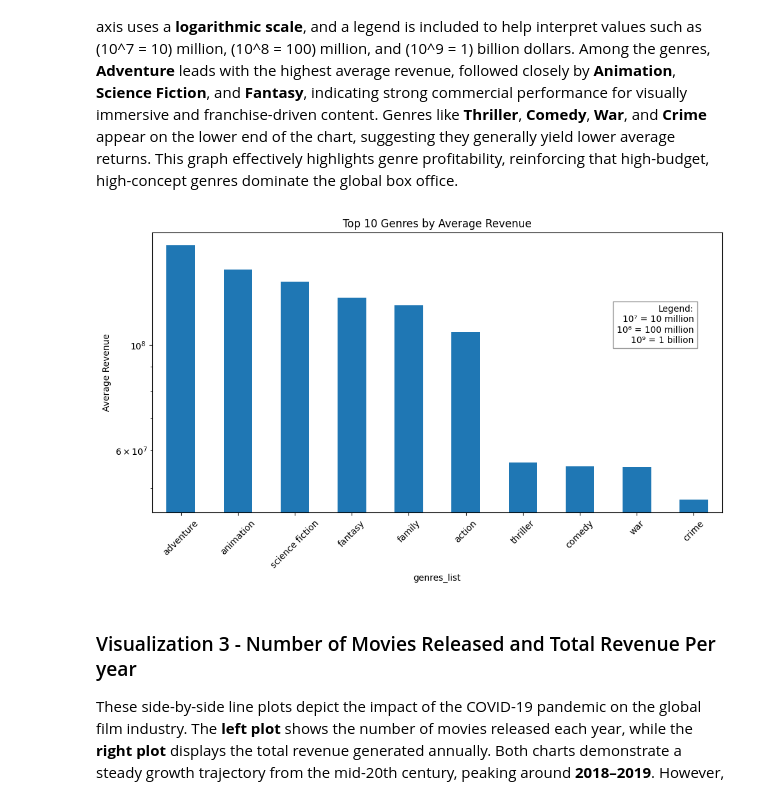
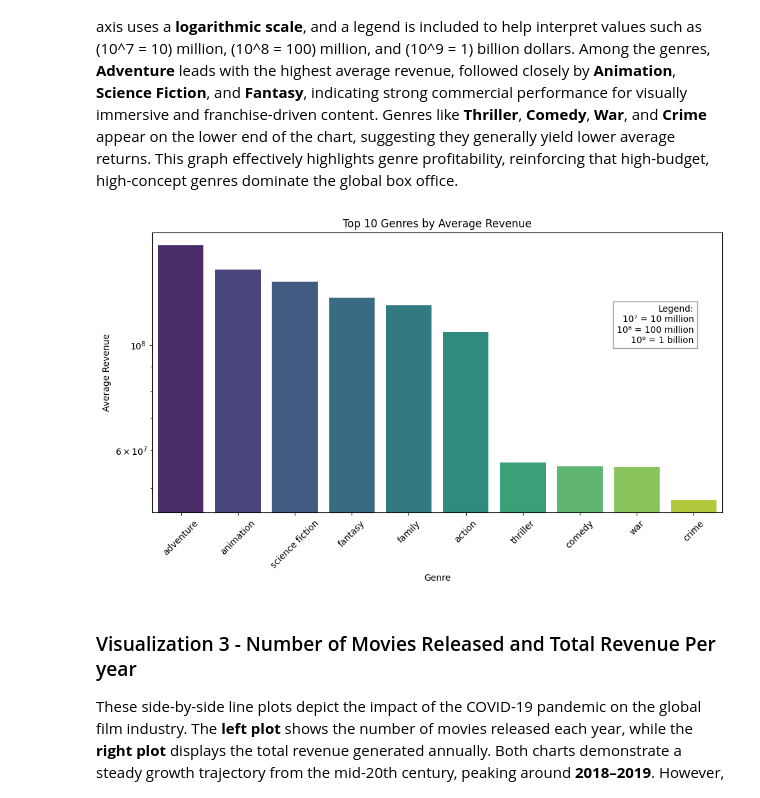
Before and after one commit to nithish-kumar-t/movie-box-office-prediction, a Jupyter notebook: timbd-data-cleaning.ipynb, the cells around one changed output. Saved outputs shown, nothing was run; the diff lists cells and outputs as text; code cells hidden in the pictures.

```diff
--- a/timbd-data-cleaning.ipynb
+++ b/timbd-data-cleaning.ipynb
@@ -181,28 +182,48 @@ plt.show()
 
 This bar chart displays the **top 10 movie genres ranked by their average revenue**, providing insight into which genres tend to generate the most box office success. The Y-axis uses a **logarithmic scale**, and a legend is included to help interpret values such as \(10^7 = 10\) million, \(10^8 = 100\) million, and \(10^9 = 1\) billion dollars. Among the genres, **Adventure** leads with the highest average revenue, followed closely by **Animation**, **Science Fiction**, and **Fantasy**, indicating strong commercial performance for visually immersive and franchise-driven content. Genres like **Thriller**, **Comedy**, **War**, and **Crime** appear on the lower end of the chart, suggesting they generally yield lower average returns. This graph effectively highlights genre profitability, reinforcing that high-budget, high-concept genres dominate the global box office.
 # %%
+
 # Explode genre lists
 genre_revenue = df.explode('genres_list')
+
+# Compute average revenue per genre
 genre_avg_revenue = genre_revenue.groupby('genres_list')['revenue'].mean().sort_values(ascending=False).head(10)
 
-genre_avg_revenue.plot(kind='bar', figsize=(10,6), title='Top 10 Genres by Average Revenue')
+# Reset index for Seaborn
+genre_avg_revenue = genre_avg_revenue.reset_index()
+
+# Plot using seaborn
+plt.figure(figsize=(10, 6))
+sns.barplot(
+    data=genre_avg_revenue,
+    x='genres_list',
+    y='revenue',
+    hue='genres_list',
+    palette='viridis',
+    legend=False
+)
+
+# Customize plot
 plt.yscale('log')
+plt.title('Top 10 Genres by Average Revenue')
 plt.ylabel('Average Revenue')
+plt.xlabel('Genre')
 plt.xticks(rotation=45)
 
+# Add explanatory legend box
 plt.text(
     x=9, y=1e8,
     s='Legend:\n10⁷ = 10 million\n10⁸ = 100 million\n10⁹ = 1 billion',
     fontsize=10,
     ha='right',
     va='bottom',
     bbox=dict(facecolor='white', alpha=0.8, edgecolor='gray')
 )
 
 plt.tight_layout()
 plt.show()
 # %% [output]
-[figure, old version]
+[figure, new version]
 # %% [markdown]
 ### Visualization 3 - Number of Movies Released and Total Revenue Per year
 
```
Also changed, not shown: parts of 3 cells of this notebook, 1 other file.
